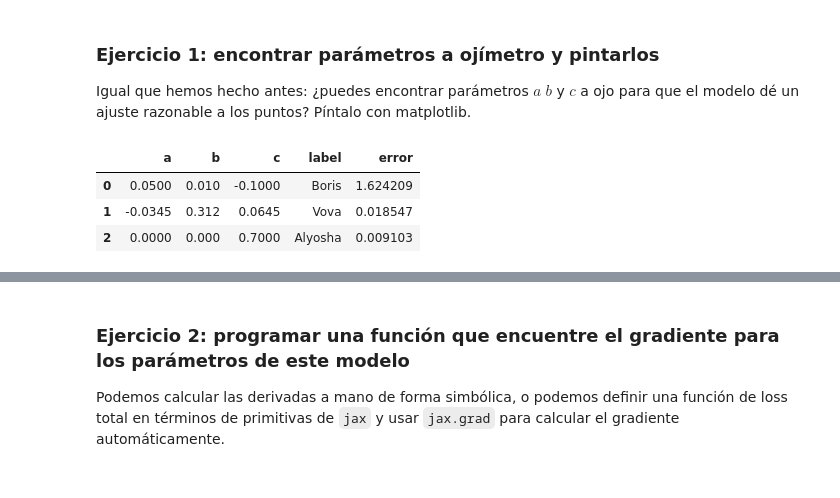
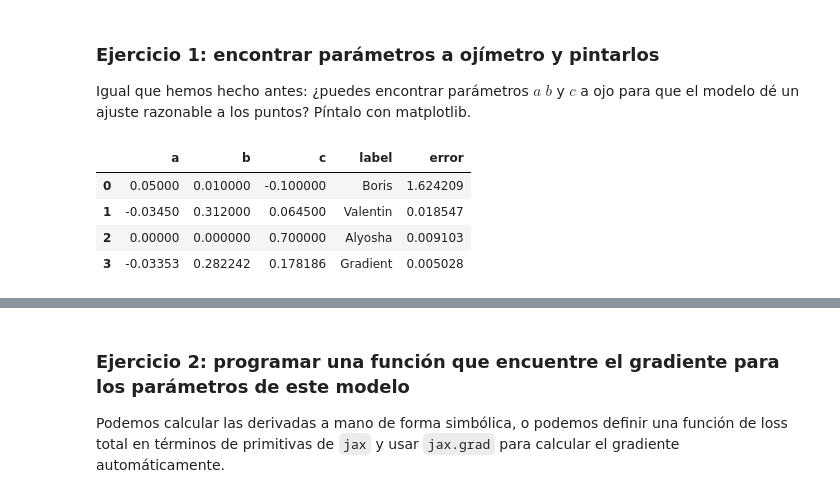
Before and after one commit to valentinboyanov/ejercicios, a Jupyter notebook: supervised_learning/organism_growth_model.ipynb, the cells around one changed output, grey strips where cells are left out. Cells and saved outputs as stored; diff of their text form; code cells hidden in the pictures.

```diff
--- a/supervised_learning/organism_growth_model.ipynb
+++ b/supervised_learning/organism_growth_model.ipynb
@@ -847,18 +847,19 @@ def quad_loss(a, b, c, observed_temperatures, observed_rates):
 Igual que hemos hecho antes: ¿puedes encontrar parámetros $a$ $b$ y $c$ a ojo para que el modelo dé un ajuste razonable a los puntos? Píntalo con matplotlib.
 # %%
 guessed_values = pd.DataFrame({
-    'a': [0.05, -0.0345, 0],
-    'b': [0.01, 0.312, 0],
-    'c': [-0.1, 0.0645, 0.7],
-    'label': ['Boris', 'Vova', 'Alyosha']
+    'a': [0.05, -0.0345, 0, -0.033530056],
+    'b': [0.01, 0.312, 0, 0.28224155],
+    'c': [-0.1, 0.0645, 0.7, 0.17818575],
+    'label': ['Boris', 'Valentin', 'Alyosha', 'Gradient']
 })
 guessed_values['error'] = guessed_values.apply(lambda row: quad_loss(row['a'], row['b'], row['c'], df['degrees_C'], df['specific_growth_rate']), axis=1)
 guessed_values
 # %% [output]
 |  | a | b | c | label | error |
-| 0 | 0.0500 | 0.010 | -0.1000 | Boris | 1.624209 |
-| 1 | -0.0345 | 0.312 | 0.0645 | Vova | 0.018547 |
-| 2 | 0.0000 | 0.000 | 0.7000 | Alyosha | 0.009103 |
+| 0 | 0.05000 | 0.010000 | -0.100000 | Boris | 1.624209 |
+| 1 | -0.03450 | 0.312000 | 0.064500 | Valentin | 0.018547 |
+| 2 | 0.00000 | 0.000000 | 0.700000 | Alyosha | 0.009103 |
+| 3 | -0.03353 | 0.282242 | 0.178186 | Gradient | 0.005028 |
 # %%
 xlim, ylim = get_xy_limits(df['degrees_C'], df['specific_growth_rate'])
 
```
Also changed, not shown: parts of 6 cells of this notebook.
